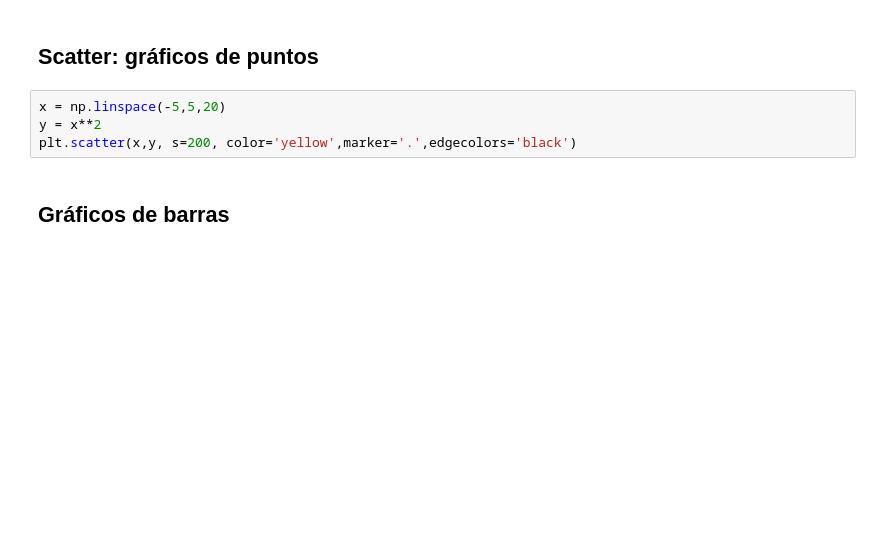
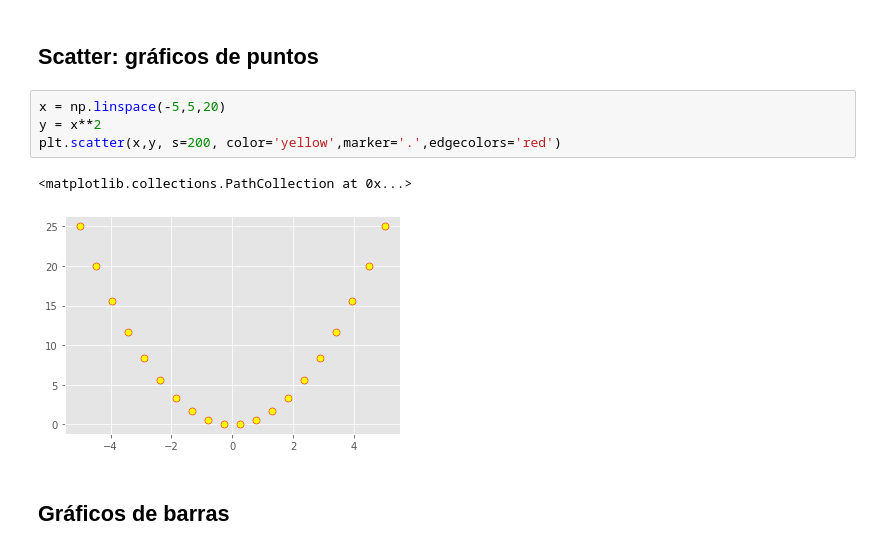
Before and after one commit to scidatmath2020/Ciencia-de-datos-con-Python, a Jupyter notebook: C03.2 Matplotlib (Gráficos estadísticos).ipynb, the cells around one changed output. Drawn from its saved outputs; the diff is of its cells as text; blank space fills up the shorter version.

```diff
--- a/C03.2 Matplotlib (Gráficos estadísticos).ipynb
+++ b/C03.2 Matplotlib (Gráficos estadísticos).ipynb
@@ -10,7 +10,10 @@ import numpy as np
 # %%
 x = np.linspace(-5,5,20)
 y = x**2
-plt.scatter(x,y, s=200, color='yellow',marker='.',edgecolors='black')
+plt.scatter(x,y, s=200, color='yellow',marker='.',edgecolors='red')
+# %% [output]
+<matplotlib.collections.PathCollection at 0x...>
+[figure, added]
 # %% [markdown]
 ## Gráficos de barras
 # %%
```
Also changed, not shown: parts of 4 cells of this notebook.
